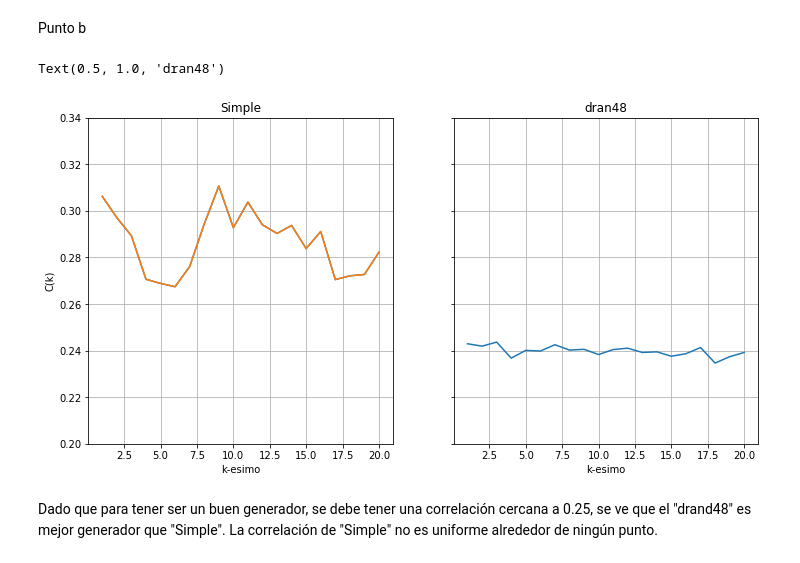
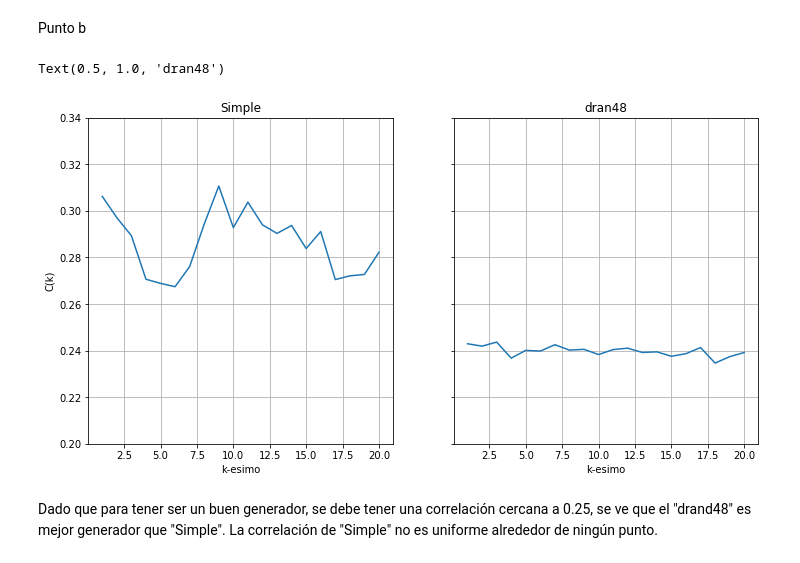
Before and after one commit to ray530/Tarea2MetodosComp, a Jupyter notebook: Punto1.ipynb, the cells around one changed output. Cells and saved outputs as stored; diff of their text form; code cells hidden in the pictures.

```diff
--- a/Punto1.ipynb
+++ b/Punto1.ipynb
@@ -75,20 +75,19 @@ Punto b
 # %%
 fig, (ax1, ax2) = plt.subplots(1, 2, sharey=True,figsize=(12,6))
 
 ax1.plot(moments+1,correlation_simple)
 ax1.grid()
 ax1.set_ylim(0.20,0.34)
 ax1.set_ylabel("C(k)")
 ax1.set_xlabel("k-esimo")
 ax1.set_title("Simple")
 ax2.plot(moments+1,correlation_drand48)
-ax1.plot(moments+1,correlation_simple)
 ax2.grid()
 ax2.set_xlabel("k-esimo")
 ax2.set_title("dran48")
 # %% [output]
 Text(0.5, 1.0, 'dran48')
-[figure, old version]
+[figure, new version]
 # %% [markdown]
 Dado que para tener ser un buen generador, se debe tener una correlación cercana a 0.25, se ve que el "drand48" es mejor generador que "Simple". La correlación de "Simple" no es uniforme alrededor de ningún punto.
 # %% [markdown]
```
Also changed, not shown: parts of 1 cell of this notebook.
